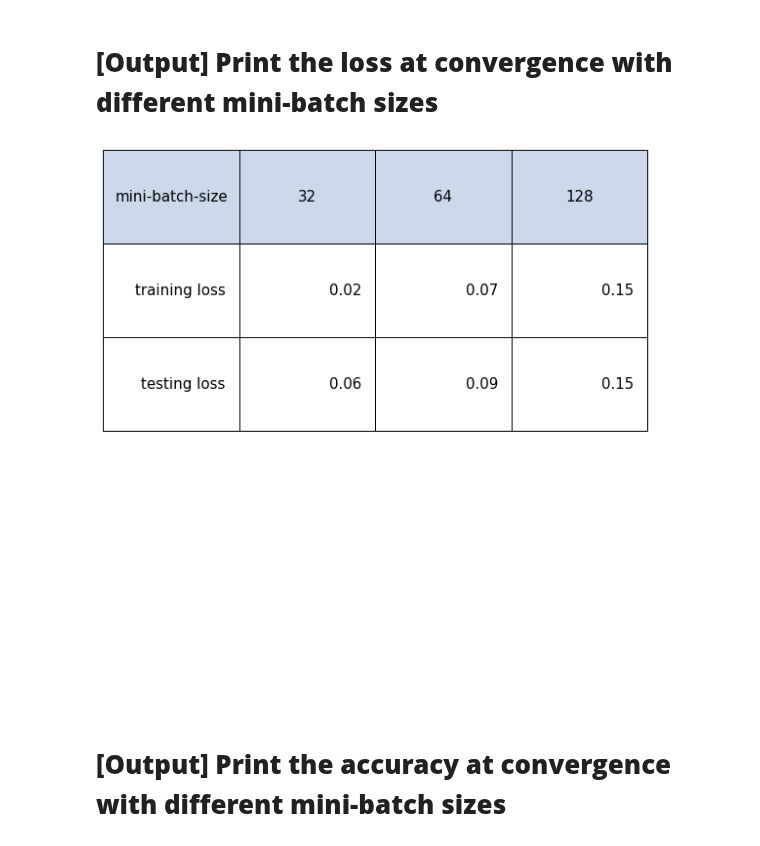
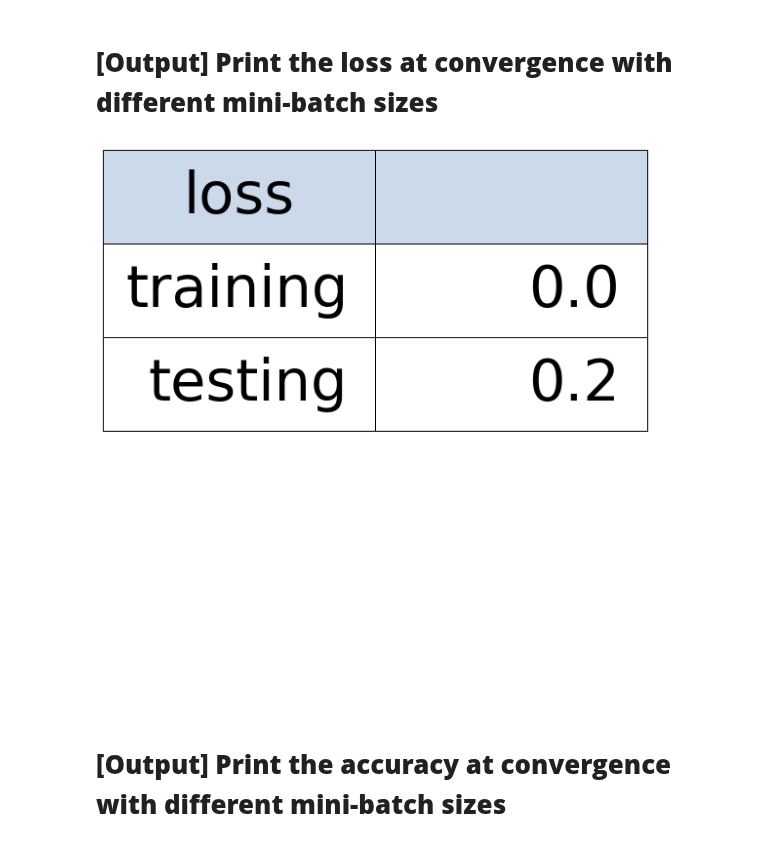
Before and after one commit to thdgmltjd123/MLProject, a Jupyter notebook: Assignment10_20150711.ipynb, the cells around one changed output. Saved outputs shown, nothing was run; the diff lists cells and outputs as text; code cells hidden in the pictures.

Commit message:
ASGD epoch 20, lr = 0.05

```diff
--- a/Assignment10_20150711.ipynb
+++ b/Assignment10_20150711.ipynb
@@ -32,19 +32,19 @@ class classification(nn.Module):
     # layer 1층 : 28*28 데이터가 20*20으로 나옴
     # activation_function = Sigmoid
     self.classifier1 = nn.Sequential(
-        nn.Linear(in_features = 28*28, out_features=14*14),
+        nn.Linear(in_features = 28*28, out_features=600),
         nn.ReLU(),
     )
     # layer 2층 : 20*20 데이터가 10*10으로 나옴
     # activation_function = Sigmoid
     self.classifier2 = nn.Sequential(
-        nn.Linear(in_features = 14*14, out_features = 7*7),
+        nn.Linear(in_features = 600, out_features = 300),
         nn.ReLU(),
     )
     # output layer 3층 : 10*10 데이터가 10으로 나옴
     # activation_function = LogSoftmax
     self.classifier3 = nn.Sequential(
-        nn.Linear(in_features=7*7, out_features = 10),
+        nn.Linear(in_features=300, out_features = 10),
     )
   # 순전파 알고리즘
   def forward(self, inputs):
@@ -92,7 +92,7 @@ def fc_NN(train_loader, test_loader, epoch, learning_rate, no_cuda = False):
     # 에포크별 평균 정확도 계산
     accuracy =  100 * train_correct / len(train_loader.dataset)
     train_acc_iters.append(accuracy)
-    if i % 4 == 0:
+    if i % 2 == 0:
       print("progress = {}, current loss = {}, current device = {}".format(100 * i / epoch, train_loss, torch.cuda.get_device_name()))
     # Test Mode
     Model.eval()
@@ -127,8 +126,8 @@ len(part_test)
 # %%
 # 배치사이즈별 학습
 batch_size = [16,32]
-epoch = 40
-learning_rate_value = 0.02
+epoch = 20
+learning_rate_value = 0.05
 no_cuda = False
 # 배치사이즈별 loss and accuracy
 batch_train_loss = []
@@ -140,11 +139,11 @@ data_path = '/content/drive/My Drive/Colab Notebooks'
 for b in batch_size:
   print("batch_size  = {}".format(b))
   train_loader = torch.utils.data.DataLoader(
-                    part_train,
+                    temp_train,
                     batch_size = b,
                     shuffle = False)
   test_loader = torch.utils.data.DataLoader(
-                    part_test,
+                    temp_test,
                     batch_size = b,
                     shuffle = False)
   train_L_iters, train_acc_iters,test_L_iters, test_acc_iters = fc_NN(train_loader, test_loader,epoch, learning_rate_value)
@@ -251,23 +236,21 @@ plt.show()
 # %% [markdown]
 # **[Output] Print the loss at convergence with different mini-batch sizes**
 # %%
-columns = ["mini-batch-size","32","64","128"]
-cellText = [["training loss", round(batch_train_loss[0][-1],2),
-             round(batch_train_loss[1][-1],2), round(batch_train_loss[2][-1],2)],
-            ["testing loss", round(batch_test_loss[0][-1],2),
-             round(batch_test_loss[1][-1],2), round(batch_test_loss[2][-1],2)]]
-colors = ["#ccd9eb","#ccd9eb","#ccd9eb","#ccd9eb"]
+columns = ["loss"," "]
+cellText = [["training", round(batch_train_loss[0][-1],2)],
+            ["testing", round(batch_test_loss[0][-1],2)]]
+colors = ["#ccd9eb","#ccd9eb"]
 fig, ax = plt.subplots(figsize = (5,5))
 plt.axis("off")
 table = ax.table(cellText = cellText,
                  colLabels = columns,
                  colColours = colors,
                  loc = "top",
                  )
 table.set_fontsize(100)
 table.scale(2,8)
 # %% [output]
-[figure, old version]
+[figure, new version]
 # %% [markdown]
 # **[Output] Print the accuracy at convergence with different mini-batch sizes**
 # %%
```
Also changed, not shown: parts of 13 cells of this notebook.
